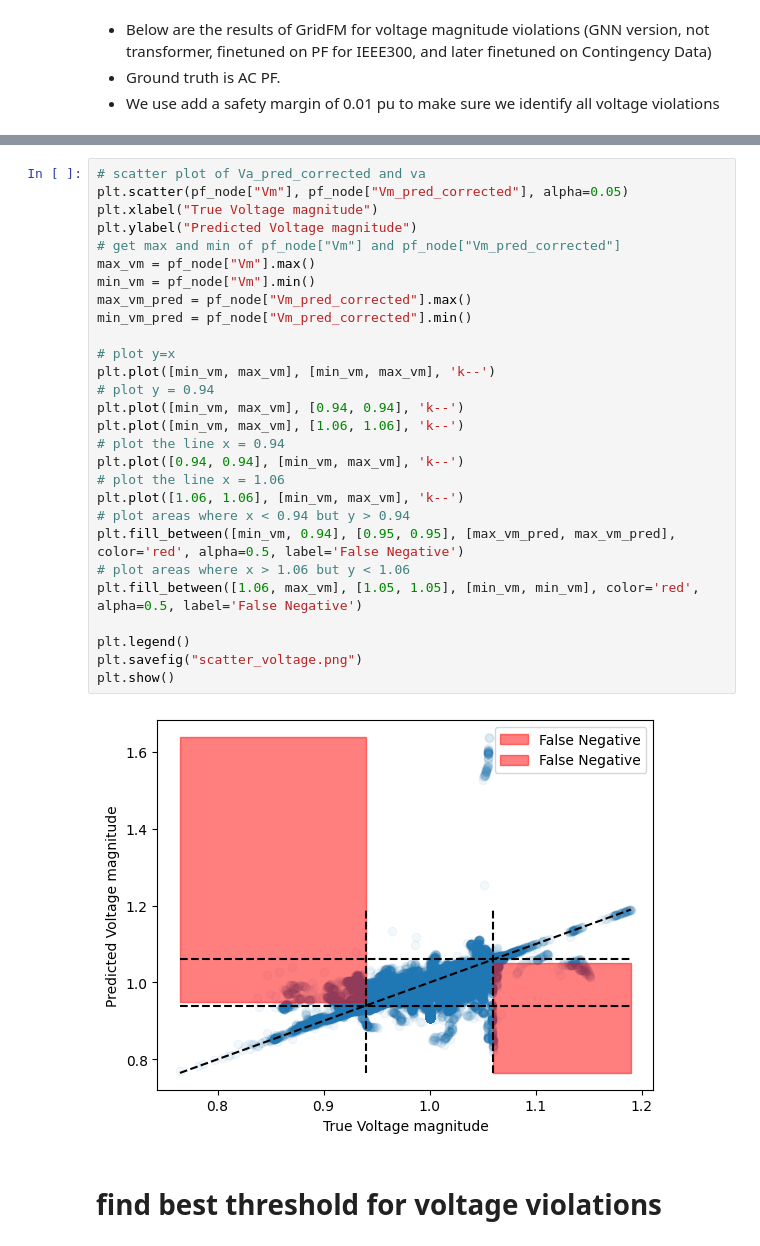
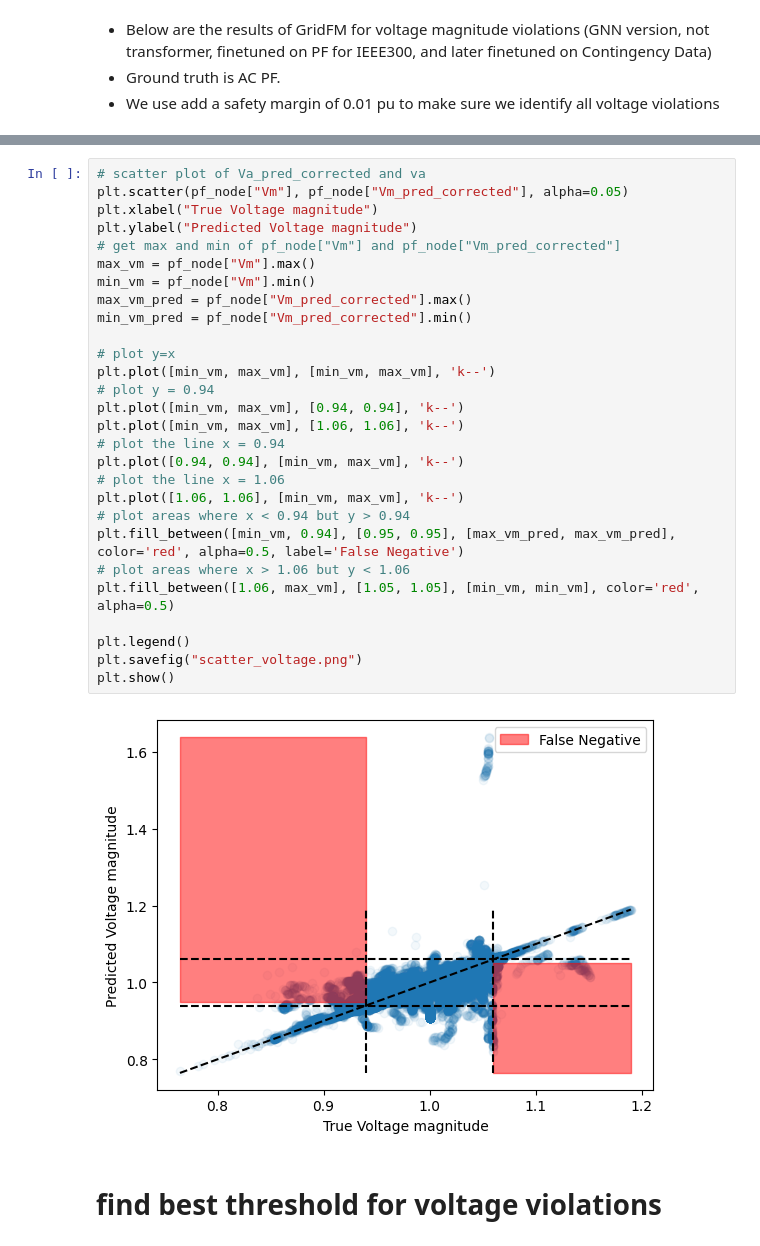
Before and after one commit to gridfm/gridfm-datakit, a Jupyter notebook: notebooks/post_processing.ipynb, the cells around one changed output, grey strips where cells are left out. Saved outputs shown, nothing was run; the diff lists cells and outputs as text.

```diff
--- a/notebooks/post_processing.ipynb
+++ b/notebooks/post_processing.ipynb
@@ -423,32 +542,32 @@ TPR: 0.07, FPR: 0.0147, TNR: 0.90, FNR: 0.93
 # %%
 # scatter plot of Va_pred_corrected and va
 plt.scatter(pf_node["Vm"], pf_node["Vm_pred_corrected"], alpha=0.05)
 plt.xlabel("True Voltage magnitude")
 plt.ylabel("Predicted Voltage magnitude")
 # get max and min of pf_node["Vm"] and pf_node["Vm_pred_corrected"]
 max_vm = pf_node["Vm"].max()
 min_vm = pf_node["Vm"].min()
 max_vm_pred = pf_node["Vm_pred_corrected"].max()
 min_vm_pred = pf_node["Vm_pred_corrected"].min()
 
 # plot y=x
 plt.plot([min_vm, max_vm], [min_vm, max_vm], 'k--')
 # plot y = 0.94
 plt.plot([min_vm, max_vm], [0.94, 0.94], 'k--')
 plt.plot([min_vm, max_vm], [1.06, 1.06], 'k--')
 # plot the line x = 0.94
 plt.plot([0.94, 0.94], [min_vm, max_vm], 'k--')
 # plot the line x = 1.06
 plt.plot([1.06, 1.06], [min_vm, max_vm], 'k--')
 # plot areas where x < 0.94 but y > 0.94
 plt.fill_between([min_vm, 0.94], [0.95, 0.95], [max_vm_pred, max_vm_pred], color='red', alpha=0.5, label='False Negative')
 # plot areas where x > 1.06 but y < 1.06
-plt.fill_between([1.06, max_vm], [1.05, 1.05], [min_vm, min_vm], color='red', alpha=0.5, label='False Negative')
+plt.fill_between([1.06, max_vm], [1.05, 1.05], [min_vm, min_vm], color='red', alpha=0.5)
 
 plt.legend()
 plt.savefig("scatter_voltage.png")
 plt.show()
 # %% [output]
-[figure, old version]
+[figure, new version]
 # %% [markdown]
 # find best threshold for voltage violations
```
Also changed, not shown: parts of 12 cells of this notebook, 2 other files.
